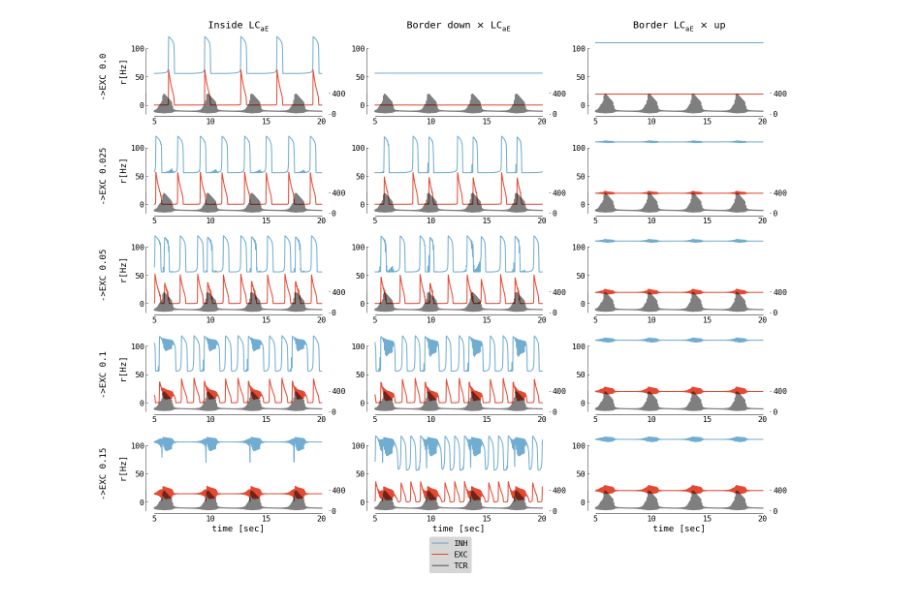
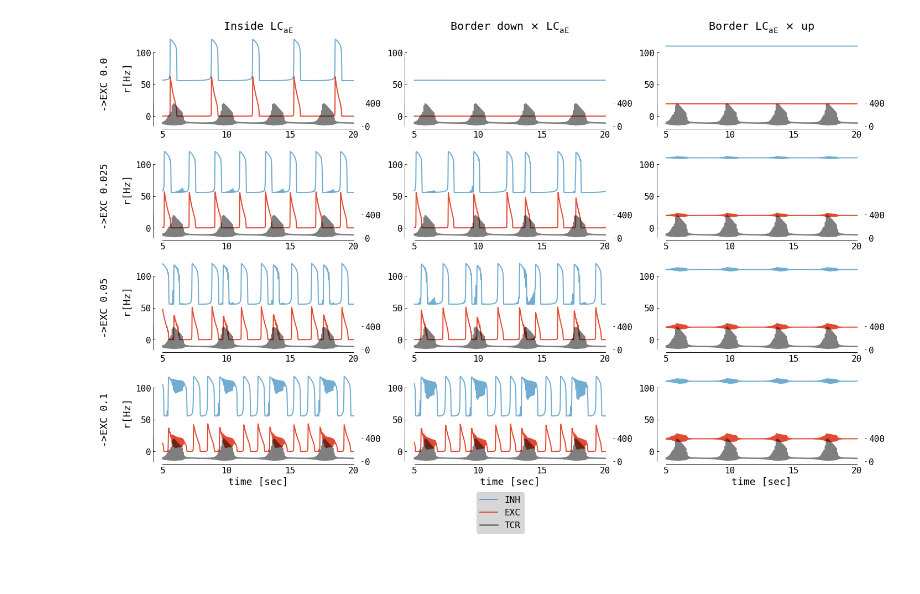
Before and after one commit to jajcayn/thalamocortical_model_study, a Jupyter notebook: fig7 - aln_recieves_spindle.ipynb, the cells around one changed output. Cells and saved outputs as stored; diff of their text form; code cells hidden in the pictures; blank space fills up the shorter version.

```diff
--- a/fig7 - aln_recieves_spindle.ipynb
+++ b/fig7 - aln_recieves_spindle.ipynb
@@ -81,60 +80,55 @@ def plot_single(df, ax):
     sns.despine(trim=True, ax=ax2)
     return l1, l2, l3
 # %%
-conns = [0.0, 0.025, 0.05, 0.1, 0.15]
-noises = [0.0, 0.05]
+conns = [0.0, 0.025, 0.05, 0.1]
 
 params = [
     (3.2, 3.5, "Inside $\mathregular{{LC_{{aE}}}}$"),
     (3.07, 3.5, r"Border down $\times$ $\mathregular{{LC_{{aE}}}}$"),
     (3.65, 3.5, r"Border $\mathregular{{LC_{{aE}}}}$ $\times$ up"),
 ]
 
-pbar = tqdm(total=len(conns) * len(noises) * len(params))
+# noise-less
+noise = 0.0
+fig, axs = plt.subplots(
+    nrows=len(conns),
+    ncols=len(params),
+    figsize=(20, 3 * len(conns)),
+    squeeze=False,
+)
+for j, (exc_inp, inh_inp, plot_name) in enumerate(params):
+    for i, conn in enumerate(conns):
+        ax = axs[i, j]
+        df = simulate(
+            conn=conn,
+            ou_exc=exc_inp,
+            ou_inh=inh_inp,
+            ou_sigma=noise,
+            tauA=1000.0,
+            glk=0.031,
+            a=0.0,
+            b=15.0,
+        )
+        l1, l2, l3 = plot_single(df.loc[5:20], ax=ax)
+        if i == (len(conns) - 1):
+            ax.set_xlabel("time [sec]")
+        if j == 0:
+            ax.set_ylabel(f"->EXC {conn} \n\n r[Hz]")
+    axs[0, j].set_title(plot_name)
 
-for noise in noises:
-    fig, axs = plt.subplots(
-        nrows=len(conns),
-        ncols=len(params),
-        figsize=(20, 3 * len(conns)),
-        squeeze=False,
-    )
-    for j, (exc_inp, inh_inp, plot_name) in enumerate(params):
-        for i, conn in enumerate(conns):
-            ax = axs[i, j]
-            df = simulate(
-                conn=conn,
-                ou_exc=exc_inp,
-                ou_inh=inh_inp,
-                ou_sigma=noise,
-                tauA=1000.0,
-                glk=0.031,
-                a=0.0,
-                b=15.0,
-            )
-            l1, l2, l3 = plot_single(df.loc[5:20], ax=ax)
-            if i == (len(conns) - 1):
-                ax.set_xlabel("time [sec]")
-            if j == 0:
-                ax.set_ylabel(f"->EXC {conn} \n\n r[Hz]")
-            pbar.update(1)
-        axs[0, j].set_title(plot_name)
-
-    plt.tight_layout()
-    fig.legend(
-        (l1, l2, l3),
-        ("INH", "EXC", "TCR"),
-        loc="upper center",
-        bbox_to_anchor=(0.51, 0.01),
-        bbox_transform=fig.transFigure,
-    )
-    # to PDF due transparency
-    plt.savefig(
-        f"../figs/aln_rec_spindle_{noise}.pdf",
-        transparent=True,
-        bbox_inches="tight",
-    )
-
-pbar.close()
+plt.tight_layout()
+fig.legend(
+    (l1, l2, l3),
+    ("INH", "EXC", "TCR"),
+    loc="upper center",
+    bbox_to_anchor=(0.51, 0.01),
+    bbox_transform=fig.transFigure,
+)
+# to PDF due transparency
+plt.savefig(
+    f"../figs/aln_rec_spindle_{noise}.pdf",
+    transparent=True,
+    bbox_inches="tight",
+)
 # %% [output]
-[figure, old version]
+[figure, new version]
```
Also changed, not shown: parts of 3 cells of this notebook, 3 other files.
